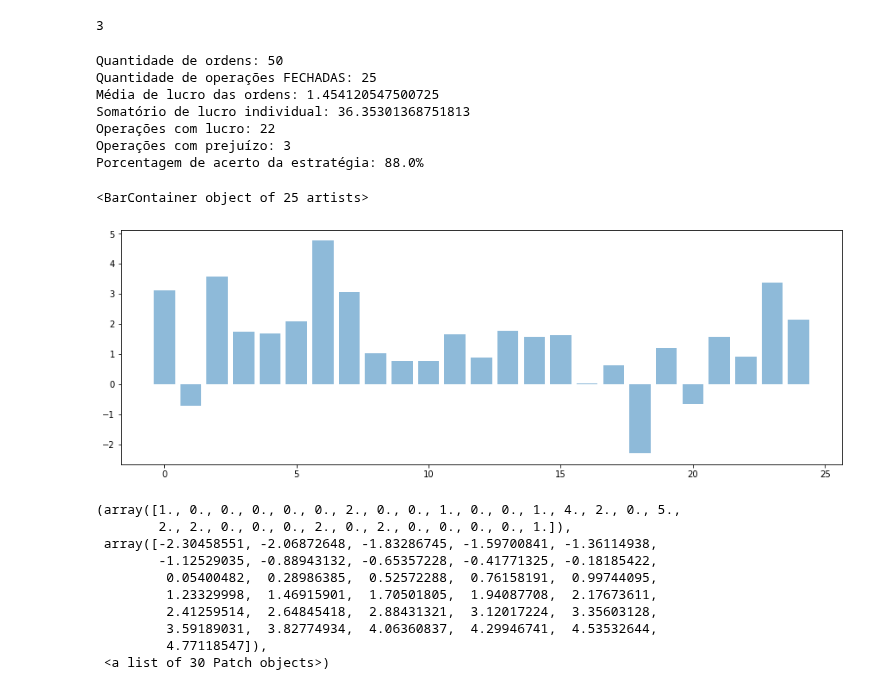
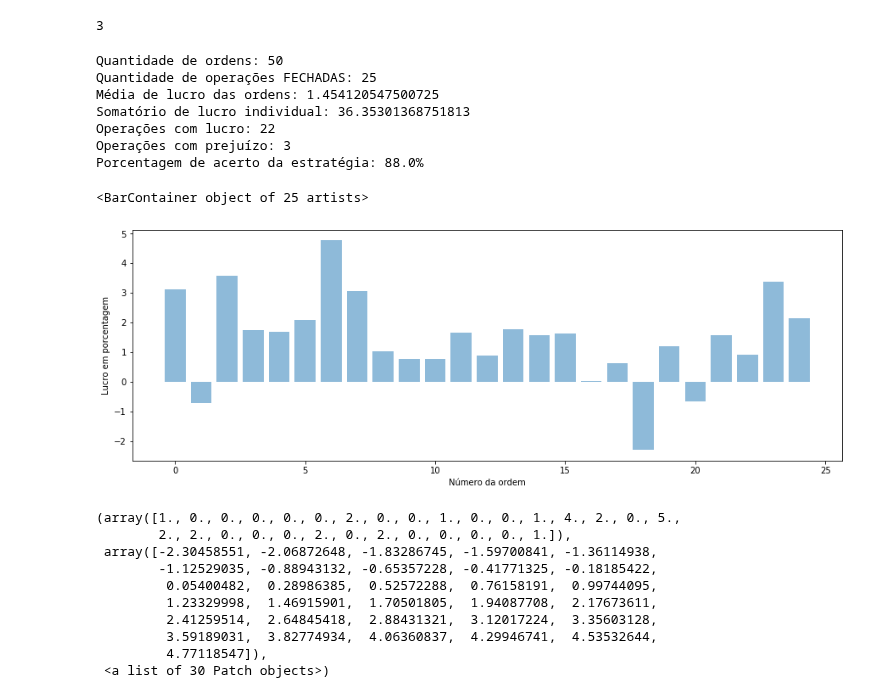
Before and after one commit to RodrigoCalderano/DOM-BOT, a Jupyter notebook: Jupyter/Long Short.ipynb, the cells around one changed output. Saved outputs shown, nothing was run; the diff lists cells and outputs as text; code cells hidden in the pictures.

Commit message:
Alteracoes nos graficos para legenda e titulo

```diff
--- a/Jupyter/Long Short.ipynb
+++ b/Jupyter/Long Short.ipynb
@@ -528,34 +546,37 @@ porcentagem_acerto = round(porcentagem_acerto,2)
 porcentagem_acerto = str(porcentagem_acerto) + '%'
 
 print("Quantidade de ordens: " + str(len(ordem_fechada*2)))
 print("Quantidade de operações FECHADAS: " + str(len(ordem_fechada)))
 print("Média de lucro das ordens: " + str(sum(ordem_fechada)/len(ordem_fechada)))
 print("Somatório de lucro individual: " + str(sum(ordem_fechada)))
 print("Operações com lucro: " + str(len(ordem_fechada) - operacoes_prejuizo))
 print("Operações com prejuízo: " + str(operacoes_prejuizo))
 print("Porcentagem de acerto da estratégia: " + porcentagem_acerto)
 
 x_values = np.arange(len(ordem_fechada))
 
 params = {'legend.fontsize': 'medium',
           'figure.figsize': (15, 5),
          'axes.labelsize': 'medium',
          'axes.titlesize':'x-large',
          'xtick.labelsize':'medium',
          'ytick.labelsize':'medium'}
 plt.rcParams.update(params)
 
+plt.ylabel('Lucro em porcentagem')
+plt.xlabel('Número da ordem')
+
 plt.bar(x_values, ordem_fechada, align='center', alpha=0.5)
 # %% [output]
 Quantidade de ordens: 50
 Quantidade de operações FECHADAS: 25
 Média de lucro das ordens: 1.454120547500725
 Somatório de lucro individual: 36.35301368751813
 Operações com lucro: 22
 Operações com prejuízo: 3
 Porcentagem de acerto da estratégia: 88.0%
 <BarContainer object of 25 artists>
-[figure, old version]
+[figure, new version]
 # %%
 plt.hist(ordem_fechada,bins=30)
 # %% [output]
```
Also changed, not shown: parts of 3 cells of this notebook, 2 other files.
